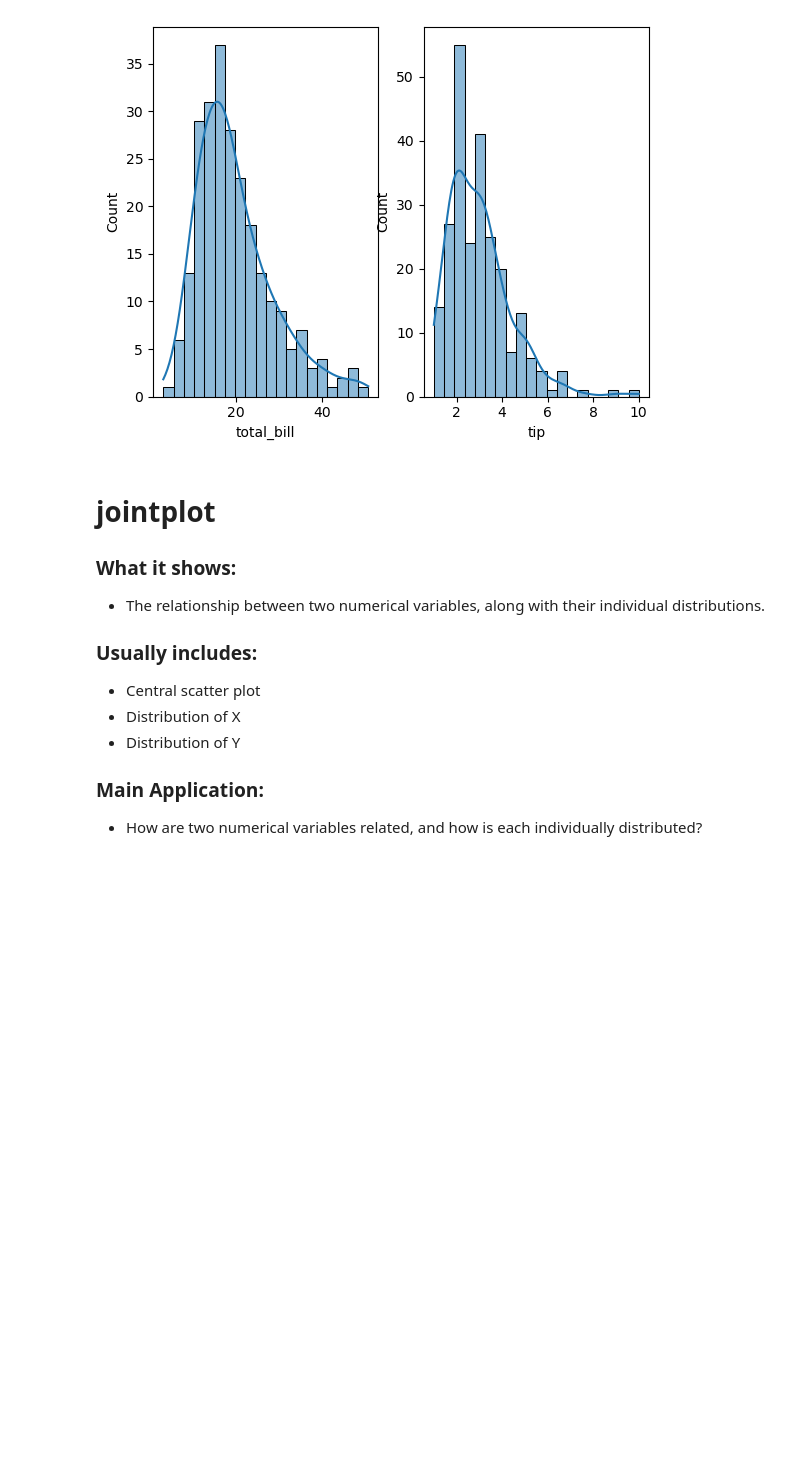
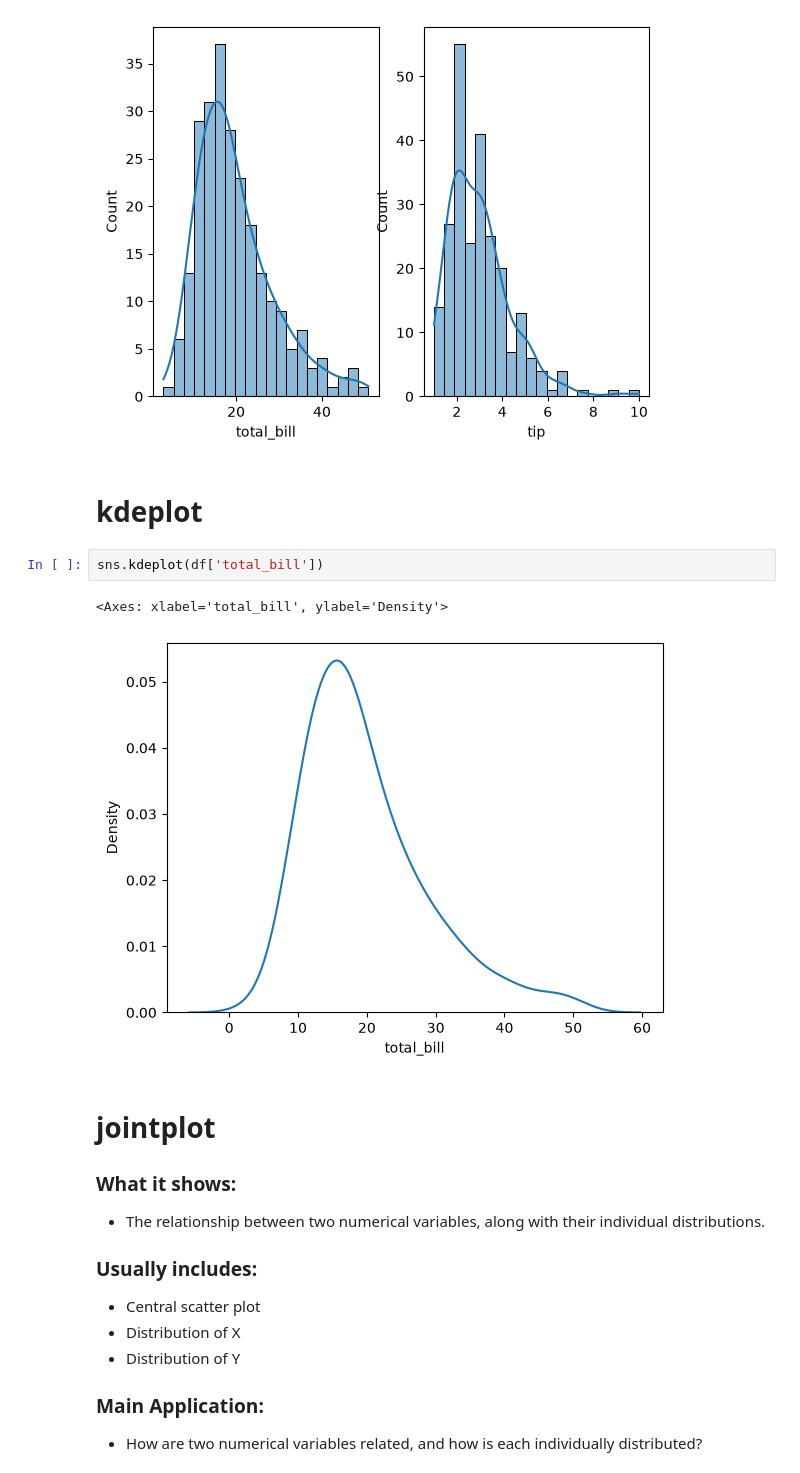
Before and after one commit to asmmonirulislam/Complete-Machine-Learning, a Jupyter notebook: 02. Data Analysis & Visualization/04. Seaborn/01_Distribution_Plot.ipynb, the cells around one changed output. Drawn from its saved outputs; the diff is of its cells as text; blank space fills up the shorter version.

```diff
--- a/02. Data Analysis & Visualization/04. Seaborn/01_Distribution_Plot.ipynb
+++ b/02. Data Analysis & Visualization/04. Seaborn/01_Distribution_Plot.ipynb
@@ -93,6 +94,13 @@ sns.histplot(df['tip'], bins=20, kde=True)
 # %% [output]
 <Axes: xlabel='tip', ylabel='Count'>
 [figure]
+# %% [markdown]
+# kdeplot
+# %%
+sns.kdeplot(df['total_bill'])
+# %% [output]
+<Axes: xlabel='total_bill', ylabel='Density'>
+[figure, added]
 # %% [markdown]
 # jointplot
 ### What it shows:
```
Also changed, not shown: parts of 4 cells of this notebook, 1 other file.
